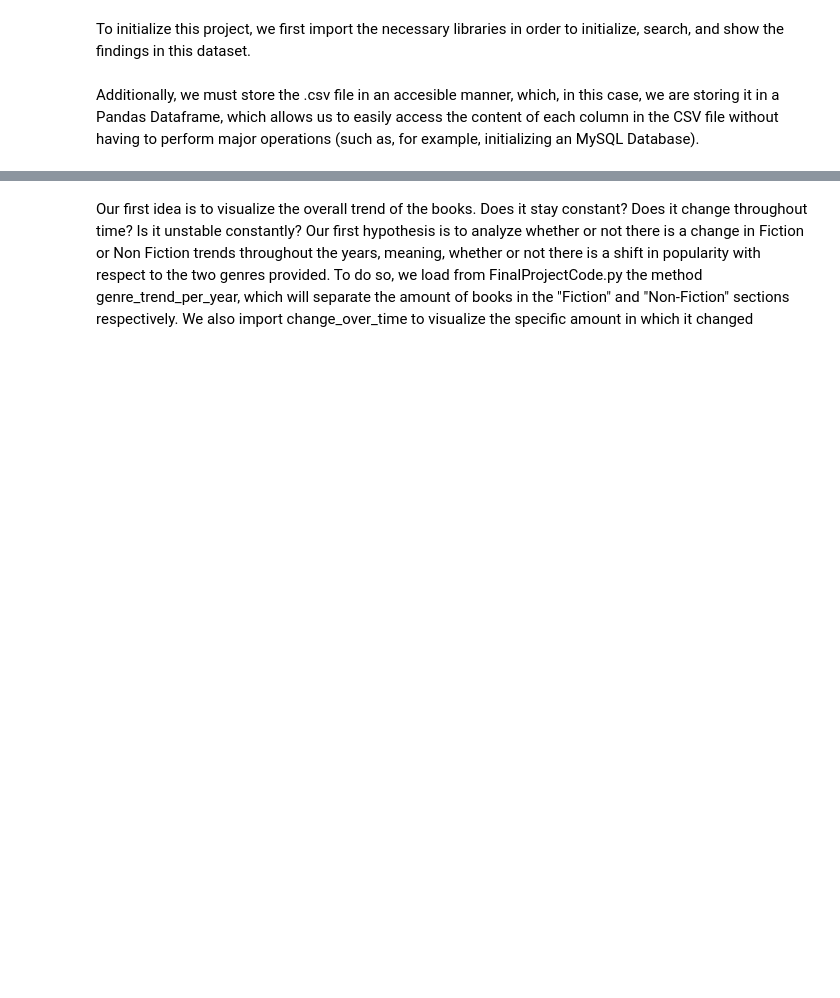
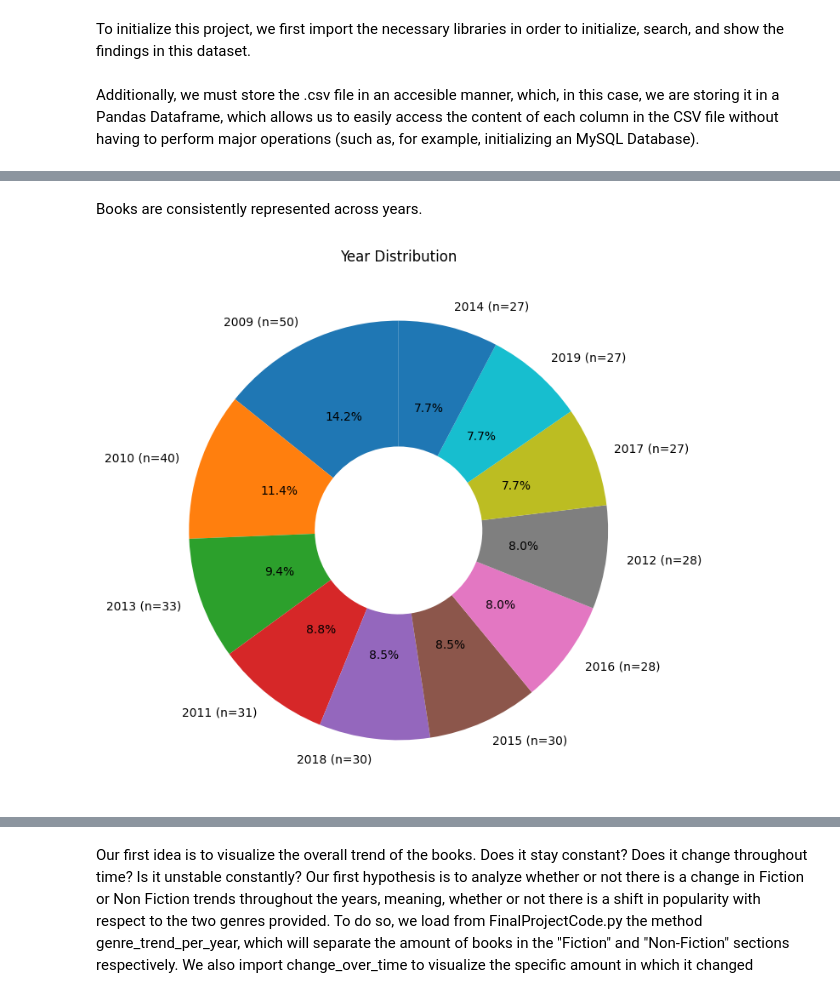
Before and after one commit to Eemkayy/cs210, a Jupyter notebook: FinalProject.ipynb, the cells around one changed output, grey strips where cells are left out. Drawn from its saved outputs; the diff is of its cells as text; code cells hidden in the pictures; blank space fills up the shorter version.

```diff
--- a/FinalProject.ipynb
+++ b/FinalProject.ipynb
@@ -9,0 +39,6 @@ df = pd.read_csv(file_path)
+# %% [markdown]
+Books are consistently represented across years.
+# %%
+pie_dist(df, pie_by='Year')
+# %% [output]
+[figure, added]
```
Also changed, not shown: parts of 35 cells of this notebook, 1 other file.
